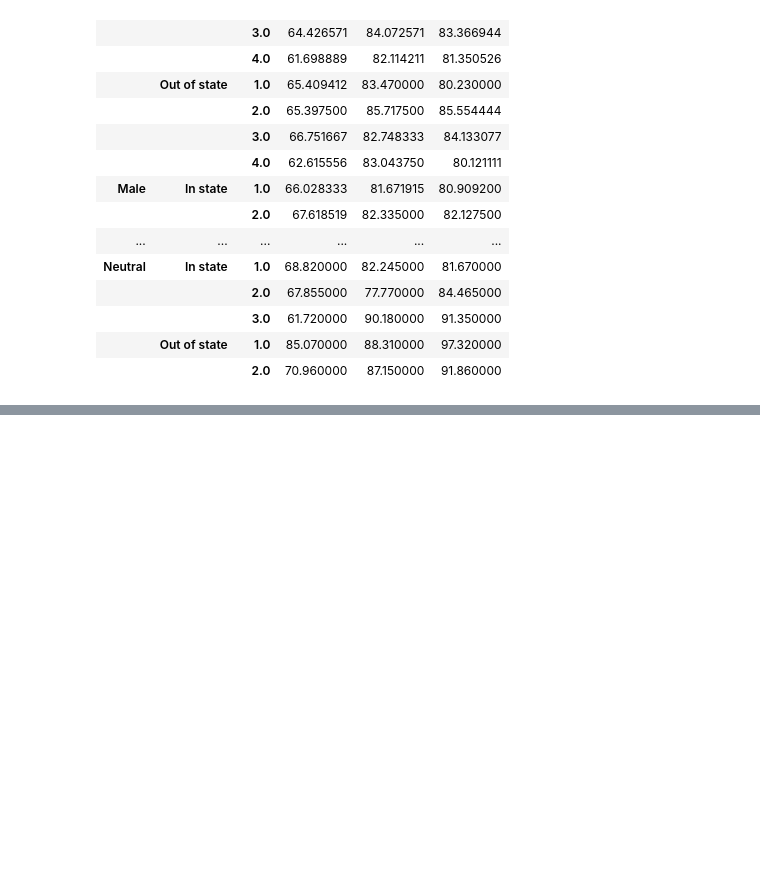
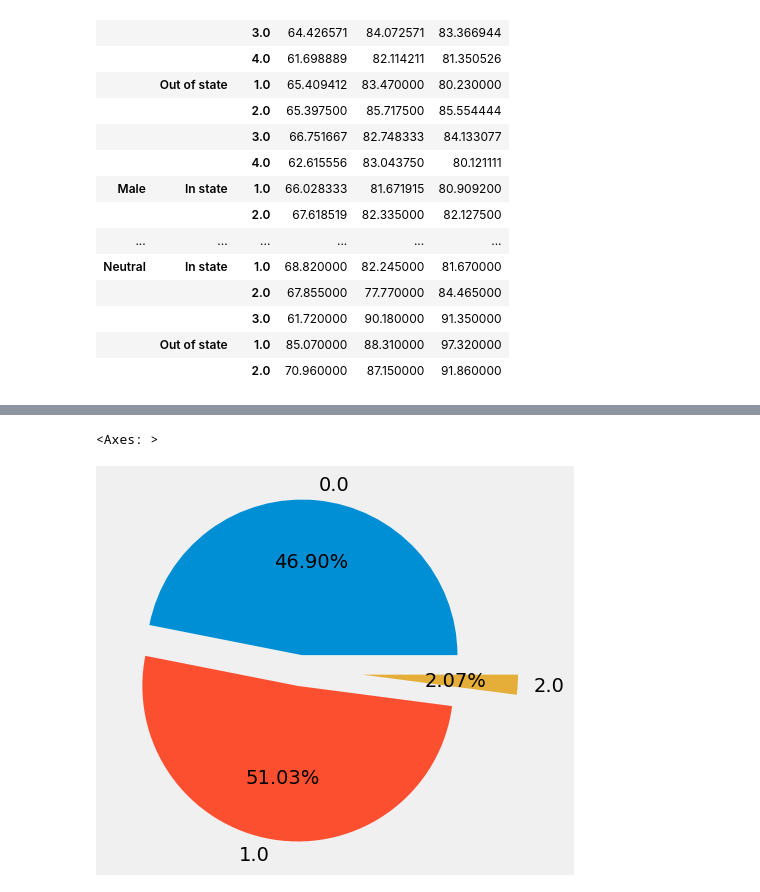
Before and after one commit to ProfKaromo/SPS_2471_SCIII_2024_BAST_Y4, a Jupyter notebook: MyDSClass1.ipynb, the cells around one changed output, grey strips where cells are left out. Drawn from its saved outputs; the diff is of its cells as text; code cells hidden in the pictures; blank space fills up the shorter version.

```diff
--- a/MyDSClass1.ipynb
+++ b/MyDSClass1.ipynb
@@ -216,0 +239,4 @@ school.groupby(['Gender','State','Rank'])['Math','English','Reading'].mean()
+# %%
+school = school.assign(NewVar_Total= lambda school : school.English+school.Reading).head(10)
+school.head(10)
+school['NewVar_Total']
@@ -216,0 +255,6 @@ school.groupby(['Gender','State','Rank'])['Math','English','Reading'].mean()
+# %%
+# Add a new column, with > 50 - Pass/< 50 - Fail based on Math
+import numpy
+pd.set_option('display.max_columns', None)#Helps to see all the columns
+school['Performance'] = numpy.where(school['Math'] >=65, "Passed", "Failed")
+school.head(2)
@@ -216,0 +265,8 @@ school.groupby(['Gender','State','Rank'])['Math','English','Reading'].mean()
+# %%
+#Creating own functio
+def myfxn(x):
+  ans = 0.4563*x
+  return ans
+
+school['Weight'] = school['Weight'].apply(myfxn)
+school.head(5)
@@ -216,0 +280,8 @@ school.groupby(['Gender','State','Rank'])['Math','English','Reading'].mean()
+# %%
+# Seaborn and Matplotlib
+import matplotlib.pyplot as plt
+plt.style.use('fivethirtyeight')
+school.groupby('Gender').size().plot(kind='pie', autopct = '%2.2f%%', explode = (0.1, 0.1, 0.4))
+# %% [output]
+<Axes: >
+[figure, added]
```
Also changed, not shown: parts of 13 cells of this notebook.
